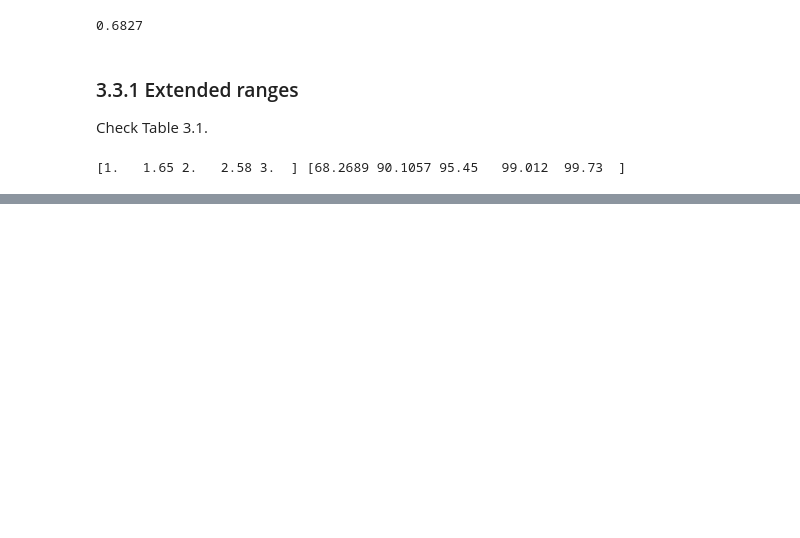
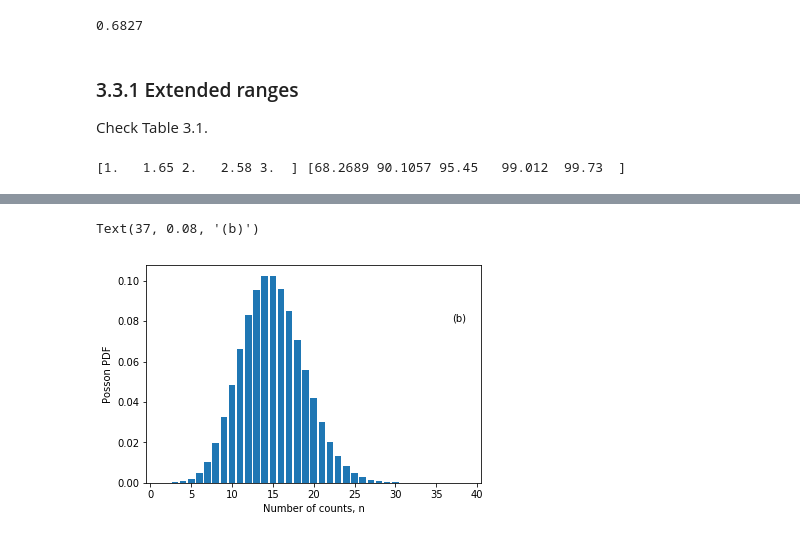
Before and after one commit to jsdodge/data-analysis-python, a Jupyter notebook: notebooks/Chapter 3.ipynb, the cells around one changed output, grey strips where cells are left out. Drawn from its saved outputs; the diff is of its cells as text; code cells hidden in the pictures; blank space fills up the shorter version.

```diff
--- a/notebooks/Chapter 3.ipynb
+++ b/notebooks/Chapter 3.ipynb
@@ -121,0 +140,14 @@ Poisson probability function for discrete events
+# %%
+n = range(40)
+n_bar = 15
+
+p = poisson.pmf(n, n_bar)
+
+plt.bar(n, p)
+plt.xlim([-0.5, 40.5])
+plt.xlabel('Number of counts, n')
+plt.ylabel('Posson PDF')
+plt.text(37, 0.08, '(b)')
+# %% [output]
+Text(37, 0.08, '(b)')
+[figure, added]
```
Also changed, not shown: parts of 14 cells of this notebook.
